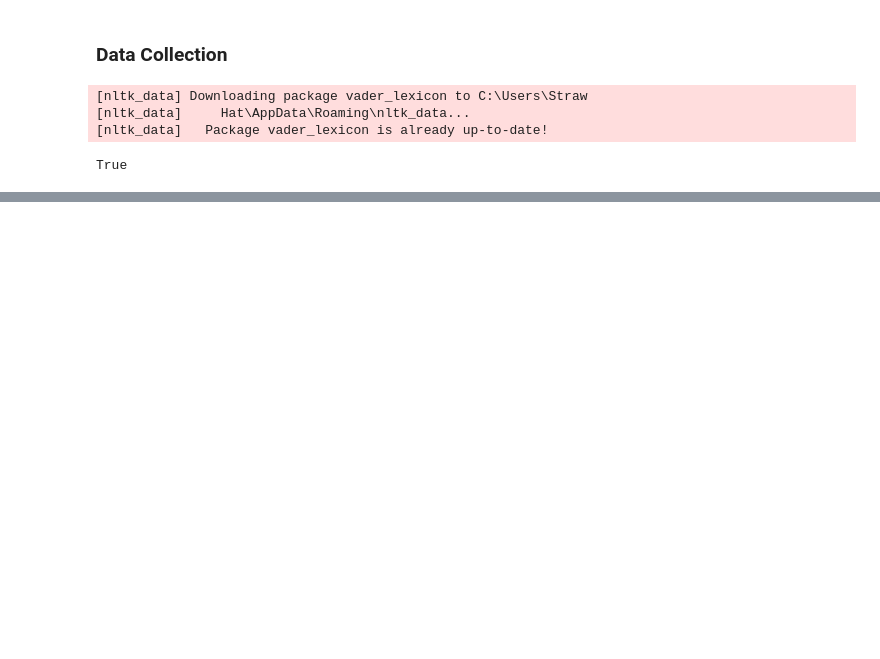
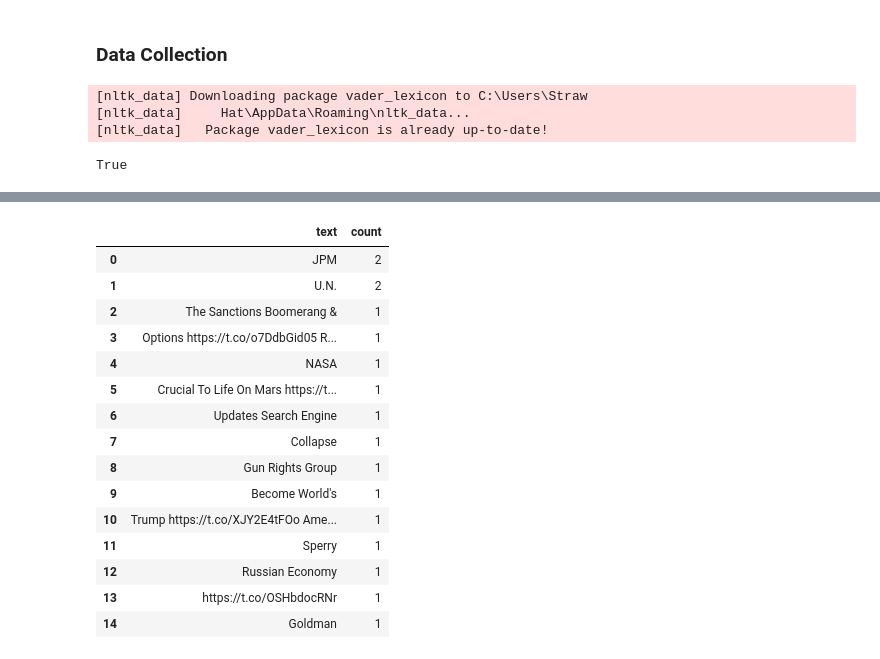
Before and after one commit to StrawhatRA/NLP-Tweet-Investor, a Jupyter notebook: twitter_api/final_twitter_tweet_lookup.ipynb, the cells around one changed output, grey strips where cells are left out. Cells and saved outputs as stored; diff of their text form; code cells hidden in the pictures; blank space fills up the shorter version.

```diff
--- a/twitter_api/final_twitter_tweet_lookup.ipynb
+++ b/twitter_api/final_twitter_tweet_lookup.ipynb
@@ -75,0 +135,2 @@ df
+# %%
+nlp = spacy.load('en_core_web_sm')
@@ -75,0 +142,2 @@ df
+# %%
+doc = nlp(text)
@@ -75,0 +148,32 @@ df
+# %%
+from collections import Counter
+
+# List all Entities
+org_list = []
+
+for ent in doc.ents:
+    if ent.label_ == 'ORG':
+        org_list.append(ent.text)
+
+
+org_list = Counter(org_list).most_common(15)
+df_org = pd.DataFrame(org_list, columns = ['text', 'count'])
+
+df_org
+# %% [output]
+|  | text | count |
+| 0 | JPM | 2 |
+| 1 | U.N. | 2 |
+| 2 | The Sanctions Boomerang & | 1 |
+| 3 | Options https://t.co/o7DdbGid05 R... | 1 |
+| 4 | NASA | 1 |
+| 5 | Crucial To Life On Mars https://t... | 1 |
+| 6 | Updates Search Engine | 1 |
+| 7 | Collapse | 1 |
+| 8 | Gun Rights Group | 1 |
+| 9 | Become World's | 1 |
+| 10 | Trump https://t.co/XJY2E4tFOo Ame... | 1 |
+| 11 | Sperry | 1 |
+| 12 | Russian Economy | 1 |
+| 13 | https://t.co/OSHbdocRNr | 1 |
+| 14 | Goldman | 1 |
```
Also changed, not shown: parts of 12 cells of this notebook, 1 other file.
